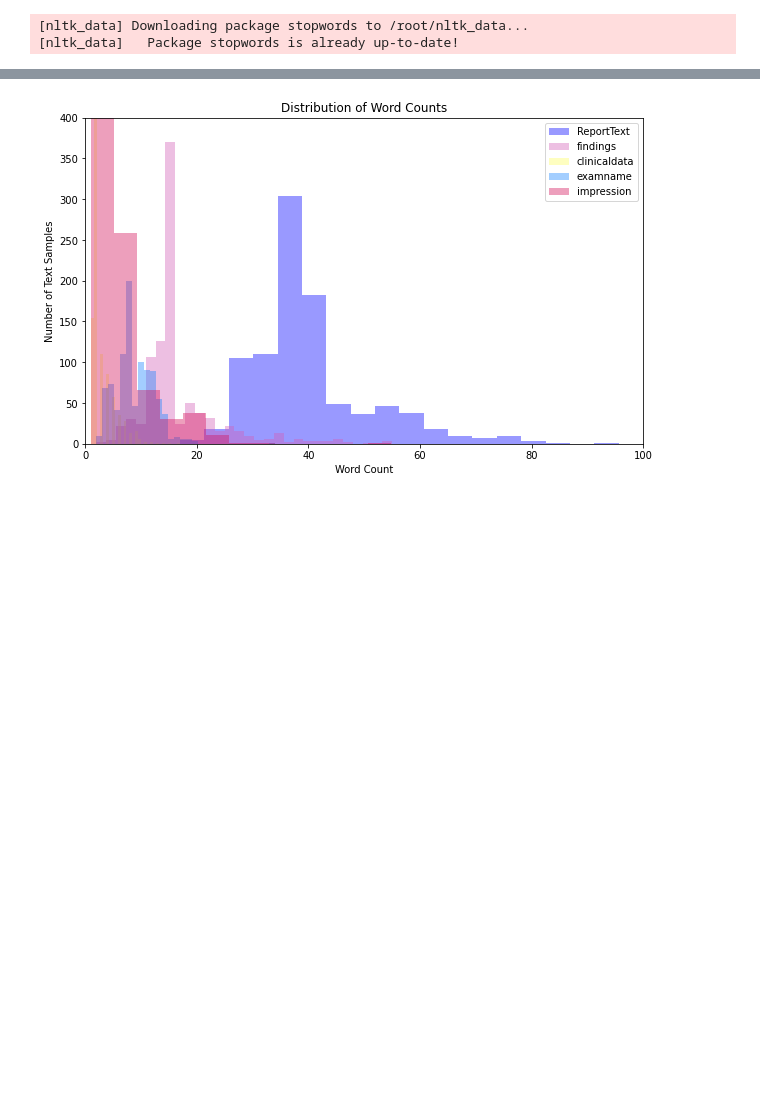
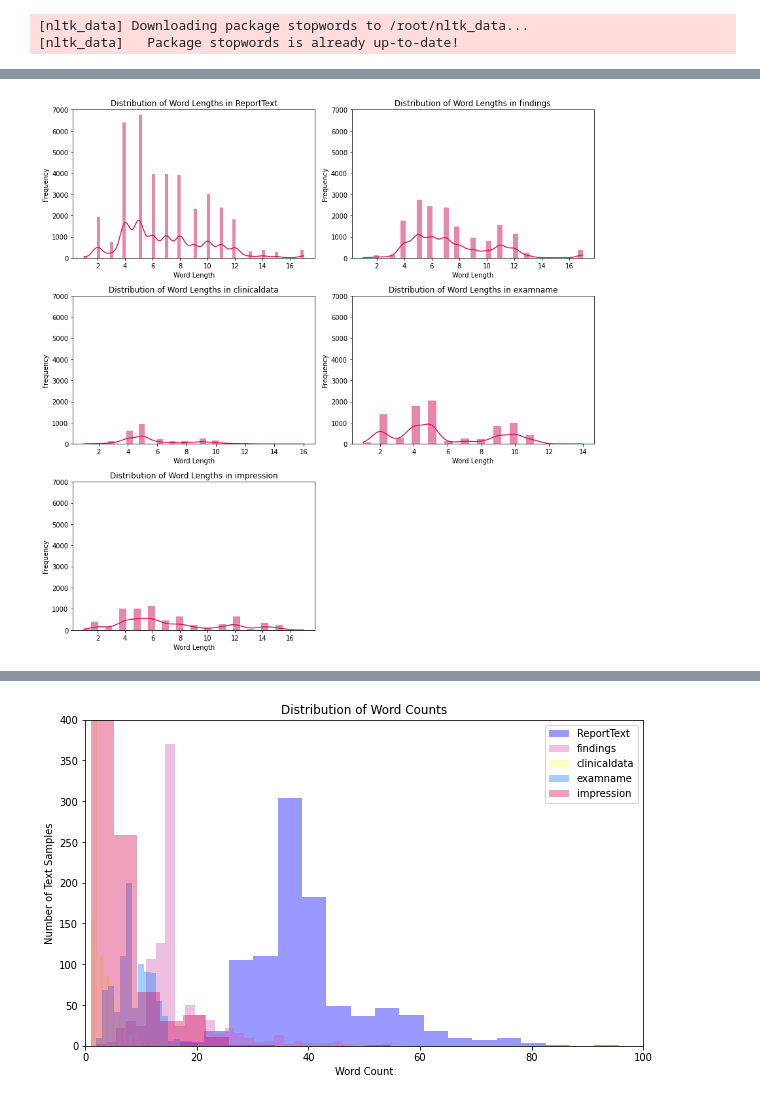
Before and after one commit to isabelklint/final_oa, a Jupyter notebook: final_oa.ipynb, the cells around one changed output, grey strips where cells are left out. Saved outputs shown, nothing was run; the diff lists cells and outputs as text; code cells hidden in the pictures; blank space fills up the shorter version.

```diff
--- a/final_oa.ipynb
+++ b/final_oa.ipynb
@@ -180 +178,46 @@ plt.show()
+# %%
+# text stats: distribution of word lengths
+text_columns = ['ReportText', 'findings', 'clinicaldata', 'examname', 'impression']
+
+# number of columns in the grid
+num_cols = 2
+# number of rows in the grid
+num_rows = math.ceil(len(text_columns) / num_cols)
+
+fig, axes = plt.subplots(num_rows, num_cols, figsize=(12, 12))
+
+# set the y-axis limits for all subplots
+y_min = 0
+y_max = 7000
+for ax in axes.flatten():
+    ax.set_ylim([y_min, y_max])
+
+for i, col in enumerate(text_columns):
+    data = " ".join(review for review in df[col])
+    word_lengths = [len(word) for word in data.split()]
+
+    # row index in the grid
+    row_idx = i // num_cols
+    # column index in the grid
+    col_idx = i % num_cols
+    # subplot axes
+    ax = axes[row_idx][col_idx] if num_rows > 1 else axes[col_idx]
+
+    sns.histplot(word_lengths, kde=True, color='#D41159', edgecolor='none', ax=ax)
+    ax.set_title(f'Distribution of Word Lengths in {col}')
+    ax.set_xlabel('Word Length')
+    ax.set_ylabel('Frequency')
+
+# remove unused subplots
+if num_rows * num_cols > len(text_columns):
+    for i in range(len(text_columns), num_rows * num_cols):
+        row_idx = i // num_cols
+        col_idx = i % num_cols
+        fig.delaxes(axes[row_idx][col_idx])
+
+# adjust the spacing between subplots
+plt.tight_layout()
+plt.show()
+# %% [output]
+[figure, added]
 # %%
```
Also changed, not shown: parts of 24 cells of this notebook.
